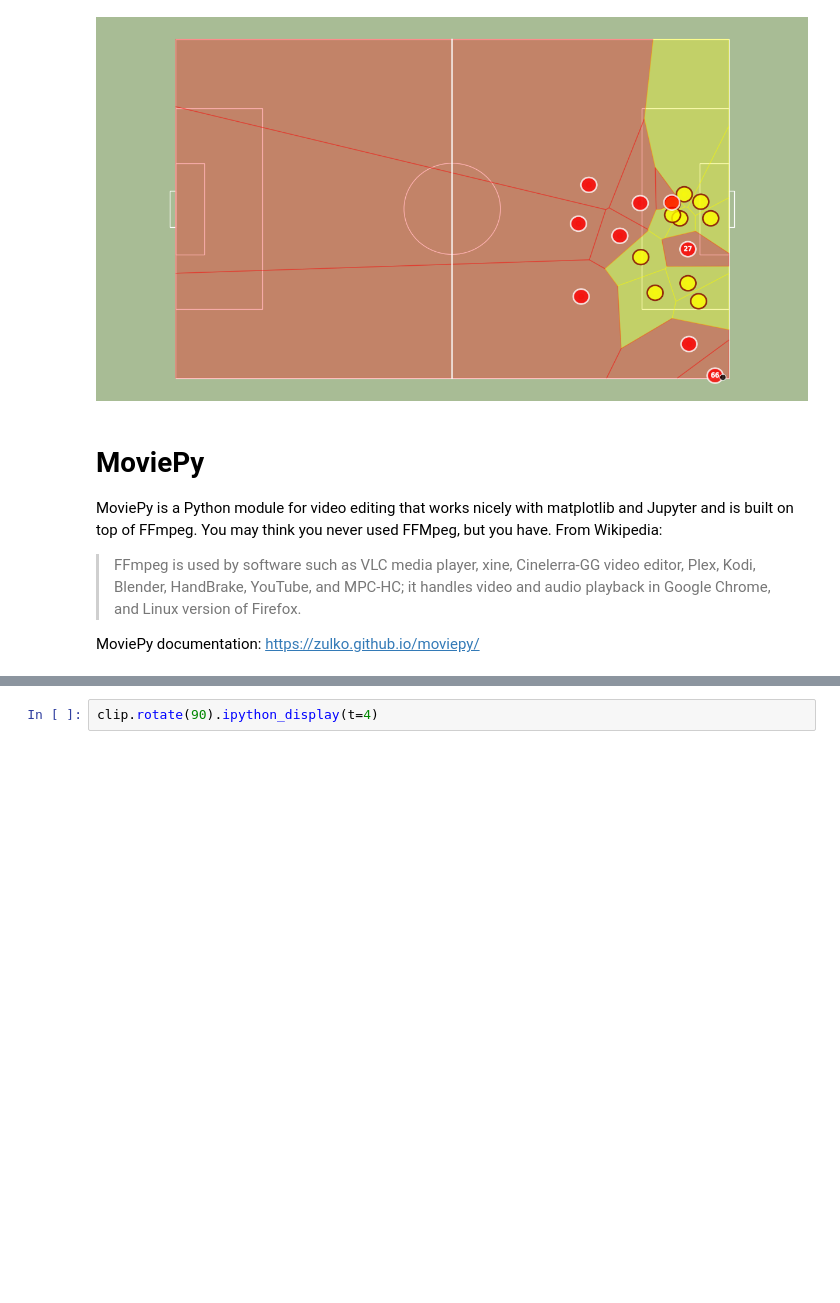
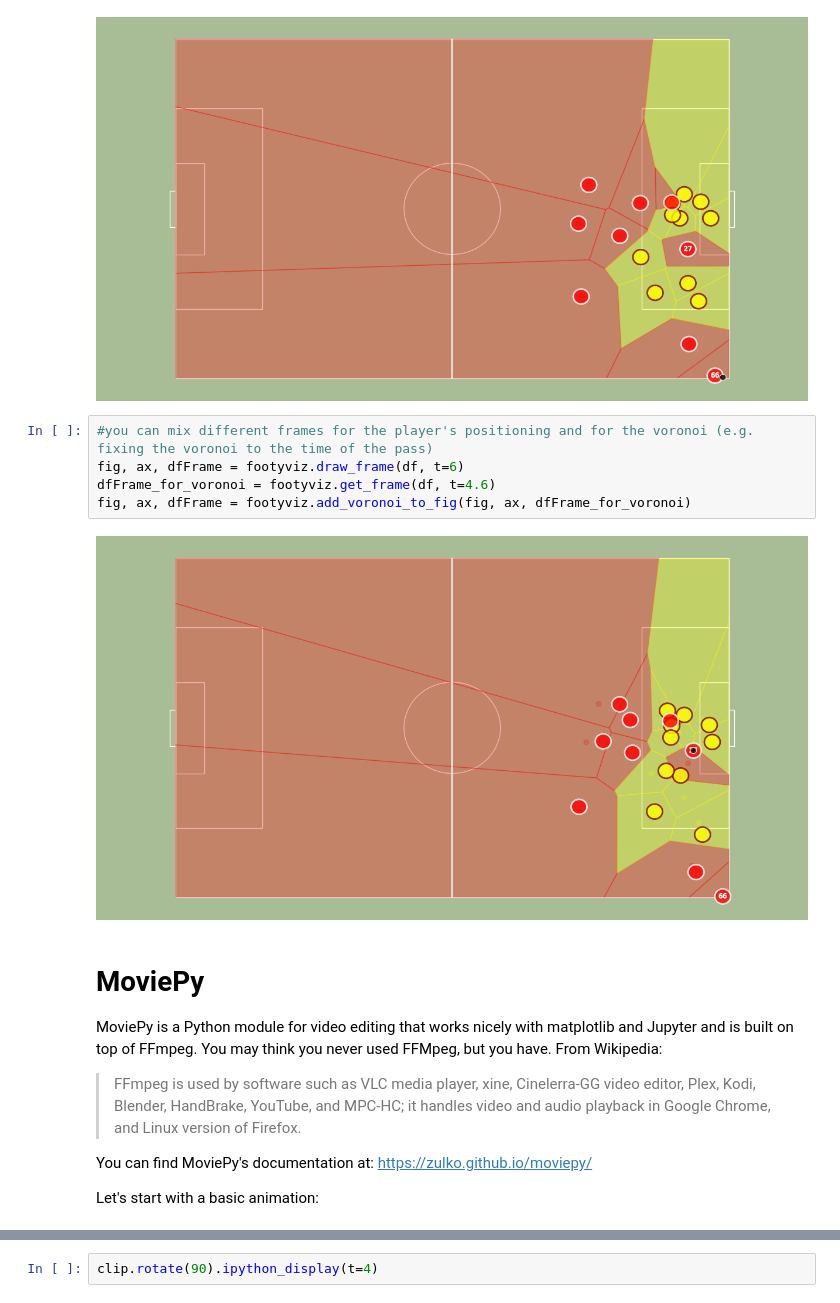
Before and after one commit to rjtavares/football-crunching, a Jupyter notebook: notebooks/basics of editing with moviepy.ipynb, the cells around one changed output, grey strips where cells are left out. Cells and saved outputs as stored; diff of their text form; blank space fills up the shorter version.

Commit message:
updated basic editing notebook

```diff
--- a/notebooks/basics of editing with moviepy.ipynb
+++ b/notebooks/basics of editing with moviepy.ipynb
@@ -49,6 +60,13 @@ fig, ax, dfFrame = footyviz.draw_frame(df, t=4)
 fig, ax, dfFrame = footyviz.add_voronoi_to_fig(fig, ax, dfFrame)
 # %% [output]
 [figure]
+# %%
+#you can mix different frames for the player's positioning and for the voronoi (e.g. fixing the voronoi to the time of the pass)
+fig, ax, dfFrame = footyviz.draw_frame(df, t=6)
+dfFrame_for_voronoi = footyviz.get_frame(df, t=4.6)
+fig, ax, dfFrame = footyviz.add_voronoi_to_fig(fig, ax, dfFrame_for_voronoi)
+# %% [output]
+[figure, added]
 # %% [markdown]
 # MoviePy
 
@@ -56,7 +74,9 @@ MoviePy is a Python module for video editing that works nicely with matplotlib a
 
 > FFmpeg is used by software such as VLC media player, xine, Cinelerra-GG video editor, Plex, Kodi, Blender, HandBrake, YouTube, and MPC-HC; it handles video and audio playback in Google Chrome, and Linux version of Firefox.
 
-MoviePy documentation: https://zulko.github.io/moviepy/
+You can find MoviePy's documentation at: https://zulko.github.io/moviepy/
+
+Let's start with a basic animation:
 # %%
 from moviepy import editor as mpy
 from moviepy.video.io.bindings import mplfig_to_npimage
```
Also changed, not shown: parts of 16 cells of this notebook, 1 other file.
